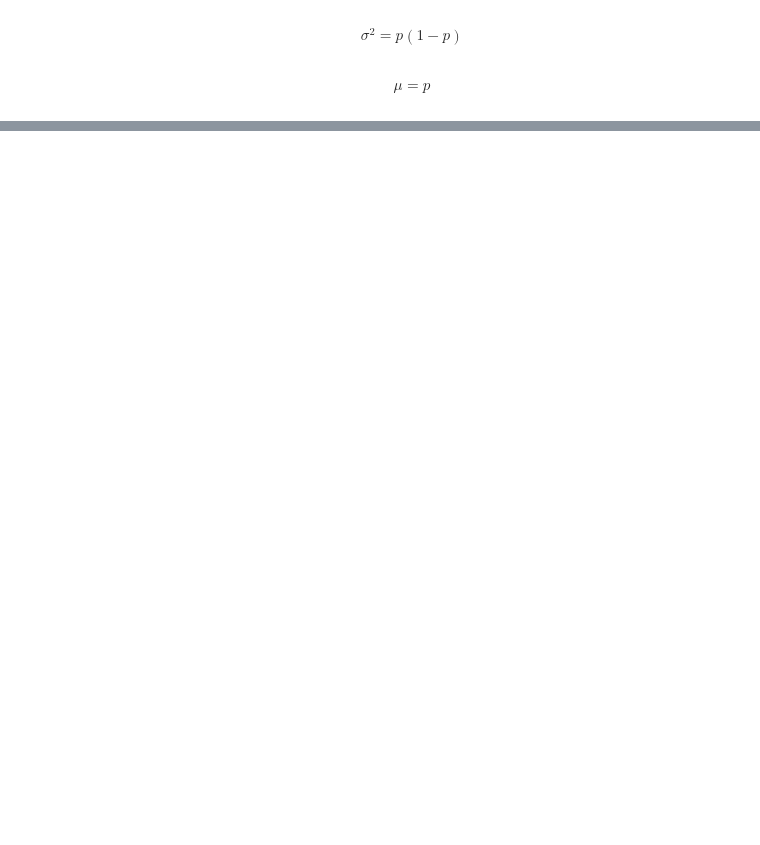
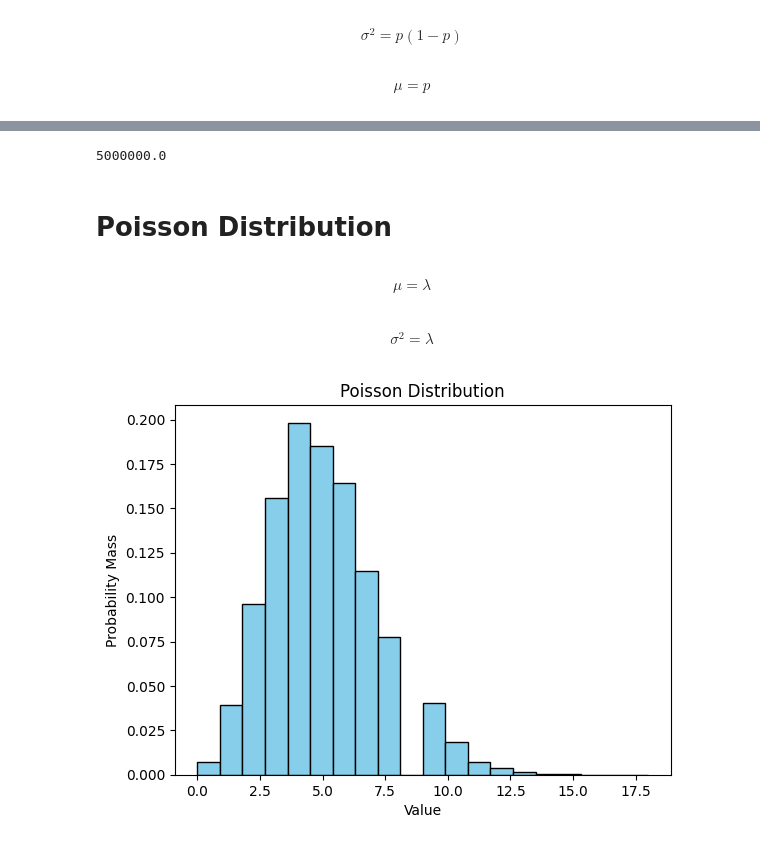
Before and after one commit to TheResearchLab/Practice, a Jupyter notebook: Python Problems/Study Guide Content/ProbAndStats.ipynb, the cells around one changed output, grey strips where cells are left out. Cells and saved outputs as stored; diff of their text form; code cells hidden in the pictures; blank space fills up the shorter version.

```diff
--- a/Python Problems/Study Guide Content/ProbAndStats.ipynb
+++ b/Python Problems/Study Guide Content/ProbAndStats.ipynb
@@ -67,0 +93,33 @@ $$
+# %%
+5e6
+# %% [output]
+5000000.0
+# %% [markdown]
+# Poisson Distribution
+# %% [markdown]
+$$ \mu = \lambda $$
+# %% [markdown]
+$$ \sigma^2 = \lambda $$
+# %%
+import numpy as np
+import matplotlib.pyplot as plt
+
+# Define parameters
+lmbda = 5
+size = 10000
+
+# Generate random numbers from Poisson distribution
+data = np.random.poisson(lmbda, size)
+
+# Plot the histogram
+plt.hist(data, bins=20, density=True, color='skyblue', edgecolor='black')
+
+# Set labels and title
+plt.xlabel('Value')
+plt.ylabel('Probability Mass')
+plt.title('Poisson Distribution')
+
+# Show plot
+plt.show()
+# %% [output]
+[figure, added]
```
Also changed, not shown: parts of 22 cells of this notebook.
